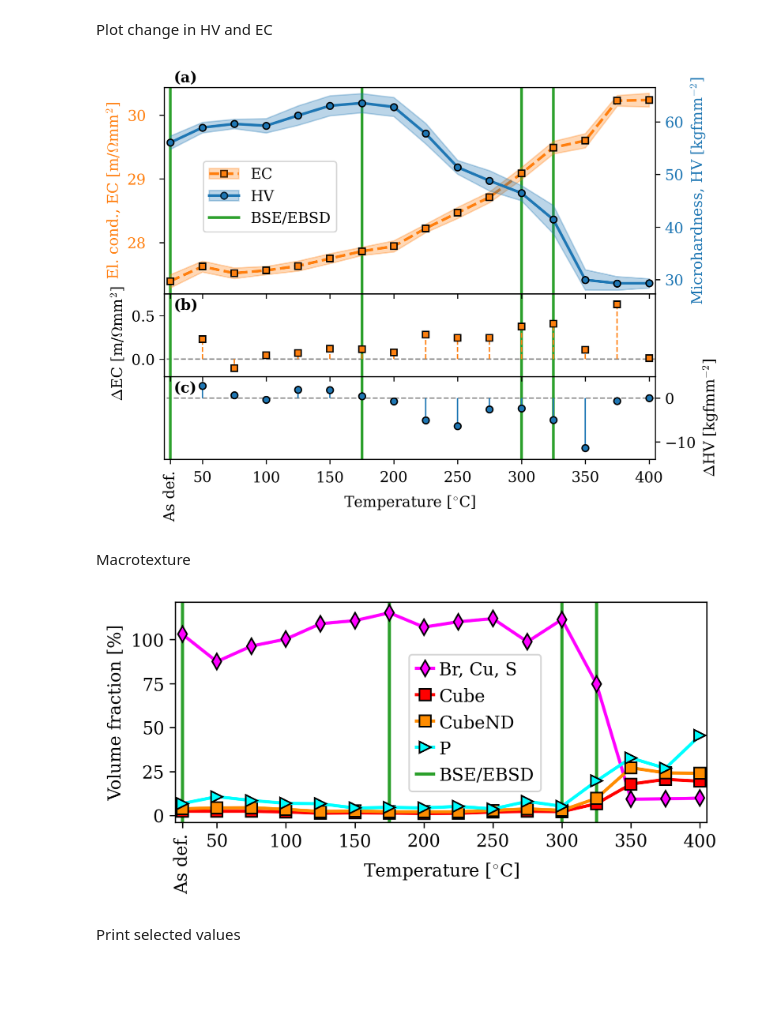
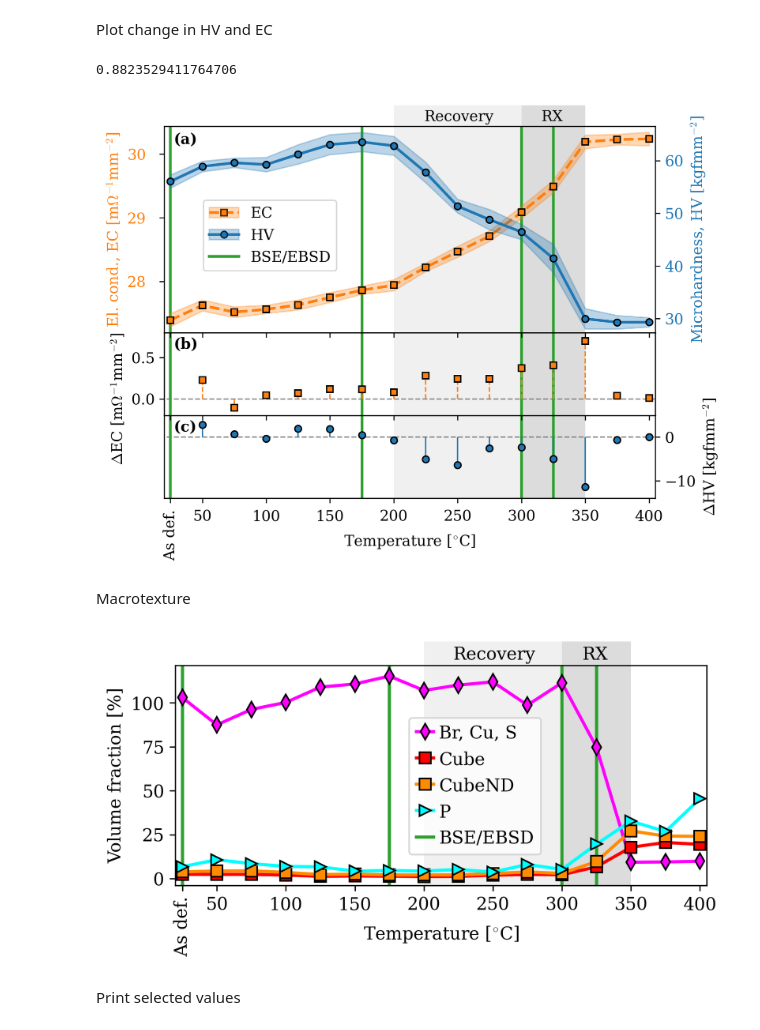
Before and after one commit to hakonanes/p-texture-al-mn-alloys, a Jupyter notebook: notebooks/figures_in_paper.ipynb, the cells around one changed output. Cells and saved outputs as stored; diff of their text form; code cells hidden in the pictures; blank space fills up the shorter version.

Commit message:
Use correct EC value, indicate recovery and RX regions
Signed-off-by: Håkon Wiik Ånes <hwaanes@gmail.com>

```diff
--- a/notebooks/figures_in_paper.ipynb
+++ b/notebooks/figures_in_paper.ipynb
@@ -132,6 +132,10 @@ ec = ec.reset_index(drop=True)
 hv = hv.reset_index(drop=True)
 # %% [markdown]
 Plot change in HV and EC
+# %%
+225 / 255
+# %% [output]
+0.8823529411764706
 # %%
 # EC/HV diff.
 ec_diff = np.insert(np.diff(ec.ec).astype(float), 0, np.nan)
@@ -166,7 +170,7 @@ ec_std_lower = (ec.ec - 2*ec.ec_std).astype(float)
 ec_color = "C1"
 p1 = ax0_ec.plot(ec.index, ec.ec, "--s", color=ec_color, **plot_kw)
 p2 = ax0_ec.fill_between(x=ec.index, y1=ec_std_upper, y2=ec_std_lower, color=ec_color, alpha=0.3)
-ax0_ec.set_ylabel("El. cond., EC [m/$\Omega$mm$^{2}$]", color=ec_color)
+ax0_ec.set_ylabel("El. cond., EC [m$\Omega^{-1}$mm$^{-2}$]", color=ec_color)
 
 # Plot HV
 hv_color = "C0"
@@ -181,8 +185,8 @@ ax0_hv.set_frame_on(False)
 markerline1, *_ = ax1.stem(ec.index, ec_diff, bottom=0, linefmt="--" + ec_color, markerfmt=ec_color + "s", basefmt="none")
 markerline1.set_markeredgecolor("k")
 ax1.plot([-10, 20], [0, 0], "--", c="gray", zorder=0)
-ax1.set_ylim(-0.2, 0.75)
-ax1.set_ylabel("$\Delta$EC [m/$\Omega$mm$^{2}$]", y=0.4)
+ax1.set_ylim(-0.2, 0.8)
+ax1.set_ylabel("$\Delta$EC [m$\Omega^{-1}$mm$^{-2}$]", y=0.2)
 
 # Plot HV difference
 markerline2, *_ = ax2.stem(hv.index, hv_diff, bottom=0, linefmt="-" + hv_color, markerfmt=hv_color + "o", basefmt="none")
@@ -240,7 +244,7 @@ for condition in [0, 6, 11, 12]:
 
 # Subfigure labels
 x_pos = 0.02
-ax0_ec.text(x_pos, 1.01, "(a)", transform=ax0_ec.transAxes, **title_kw)
+ax0_ec.text(x_pos, 0.9, "(a)", transform=ax0_ec.transAxes, **title_kw)
 ax1.text(x_pos, 0.95, "(b)", transform=ax1.transAxes, ha="left", va="top", fontweight="bold")
 ax2.text(x_pos, 0.95, "(c)", transform=ax2.transAxes, ha="left", va="top", fontweight="bold")
 
@@ -256,11 +260,21 @@ ax0_ec.legend(
     loc=(0.08, 0.3),
 )
 
+# Highlight regions of recovery and recrystallization
+ax0_ec.axvspan(xmin=7, xmax=11, ymax=1.1, fc=(240 / 255,) * 3, zorder=-5, clip_on=False)
+ax0_ec.axvspan(xmin=11, xmax=13, ymax=1.1, fc=(220 / 255,) * 3, zorder=-5, clip_on=False)
+ax1.axvspan(xmin=7, xmax=11, ymax=1.1, fc=(240 / 255,) * 3, zorder=-5)
+ax1.axvspan(xmin=11, xmax=13, ymax=1.1, fc=(220 / 255,) * 3, zorder=-5)
+ax2.axvspan(xmin=7, xmax=11, ymax=1.1, fc=(240 / 255,) * 3, zorder=-5)
+ax2.axvspan(xmin=11, xmax=13, ymax=1.1, fc=(220 / 255,) * 3, zorder=-5)
+ax0_ec.text(0.6, 1.01, "Recovery", transform=ax0_ec.transAxes, ha="center", va="bottom")
+ax0_ec.text(0.79, 1.01, "RX", transform=ax0_ec.transAxes, ha="center", va="bottom")
+
 # Save figure
 fig.subplots_adjust(wspace=0.25, hspace=0)
 fig.savefig(os.path.join(dir_article, "rx_kinetics/ec_hv.pdf"), **savefig_kw)
 # %% [output]
-[figure, old version]
+[figure, new version]
 # %% [markdown]
 Macrotexture
 # %%
@@ -298,34 +312,40 @@ ax.set_ylim(y_lim)
 
 ax.set_xlabel("Temperature [$^{\circ}$C]", labelpad=-20)
 ax.set_ylabel("Volume fraction [%]")
 
 # Tick parameters
 ax.set_xlim([texture.index.start - 0.2, texture.index.stop - 0.8])
 ax.set_xticks(xtick_loc1)
 ax.set_xticklabels(xtick_labels1)
 for label, rot in zip(ax.get_xmajorticklabels(), xtick_rotations):
     label.set_rotation(rot)
 
 # Conditions studied by BSE/EBSD
 conditions = [0, 6, 11, 12]
 for condition in conditions:
     if condition == conditions[-1]:
         label = "BSE/EBSD"
     else:
         label=None
     ax.axvline(condition, label=label, **bse_ebsd_kw)
 
 # Legend
 ax.legend(
     loc=(0.44, 0.14),
     handlelength=1,
     handleheight=1,
     handletextpad=0.3,
 )
 
+# Highlight regions of recovery and recrystallization
+ax.axvspan(xmin=7, xmax=11, ymax=1.11, fc=(240 / 255,) * 3, zorder=-5, clip_on=False)
+ax.axvspan(xmin=11, xmax=13, ymax=1.11, fc=(220 / 255,) * 3, zorder=-5, clip_on=False)
+ax.text(0.6, 1.01, "Recovery", transform=ax.transAxes, ha="center", va="bottom")
+ax.text(0.79, 1.01, "RX", transform=ax.transAxes, ha="center", va="bottom")
+
 fig.savefig(os.path.join(dir_article, "macrotexture/volume_fractions.pdf"), **savefig_kw)
 # %% [output]
-[figure, old version]
+[figure, new version]
 # %% [markdown]
 Print selected values
 # %%
```
Also changed, not shown: parts of 2 cells of this notebook.
